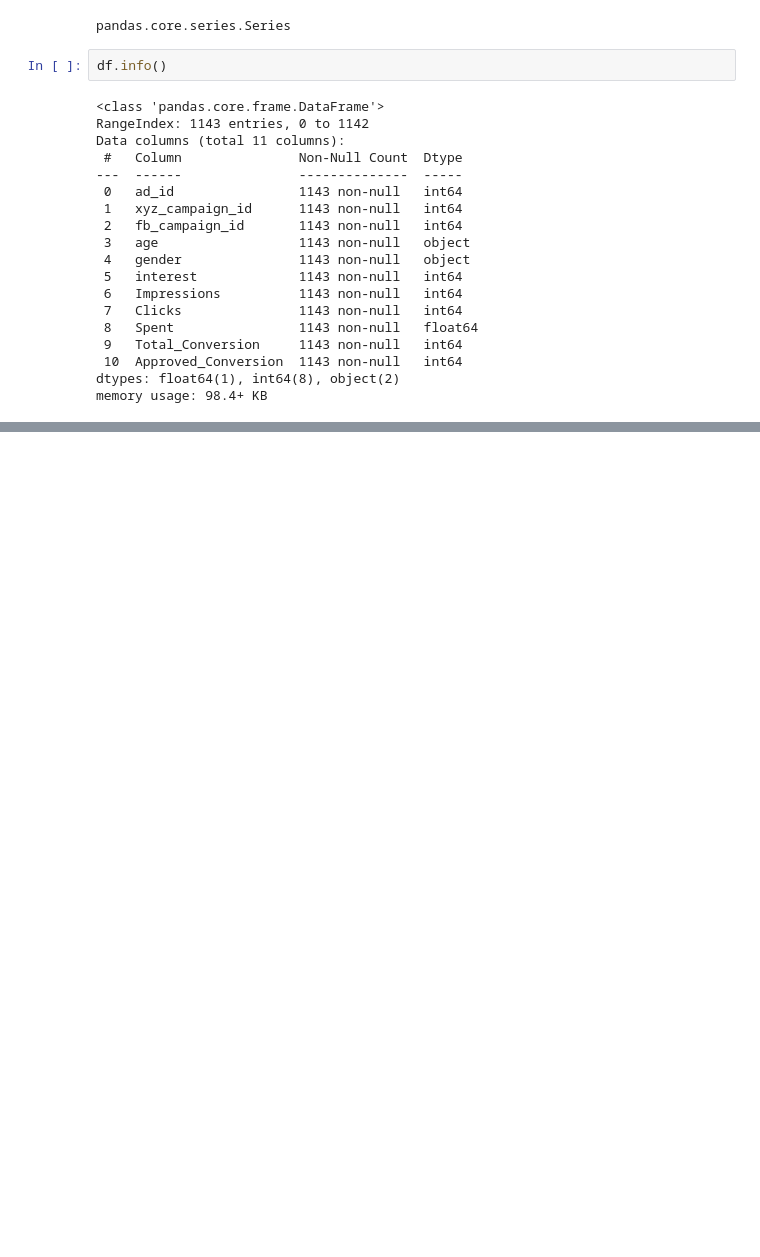
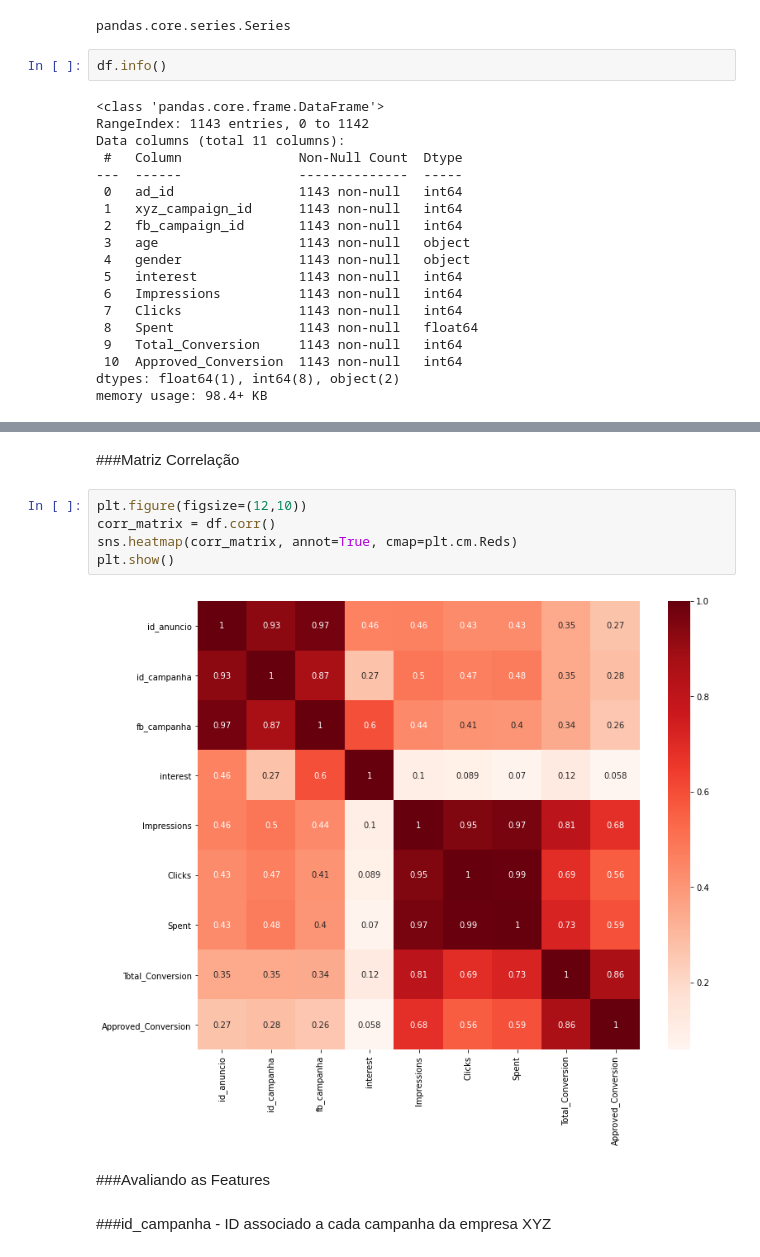
Before and after one commit to LucasRBA/WorkshopIA, a Jupyter notebook: Tarefaworkshop.ipynb, the cells around one changed output, grey strips where cells are left out. Saved outputs shown, nothing was run; the diff lists cells and outputs as text; blank space fills up the shorter version.

```diff
--- a/Tarefaworkshop.ipynb
+++ b/Tarefaworkshop.ipynb
@@ -91,0 +173,13 @@ memory usage: 98.4+ KB
+# %% [markdown]
+###Matriz Correlação
+# %%
+plt.figure(figsize=(12,10))
+corr_matrix = df.corr()
+sns.heatmap(corr_matrix, annot=True, cmap=plt.cm.Reds)
+plt.show()
+# %% [output]
+[figure, added]
+# %% [markdown]
+###Avaliando as Features
+# %% [markdown]
+###id_campanha - ID associado a cada campanha da empresa XYZ
```
Also changed, not shown: parts of 61 cells of this notebook, 1 other file.
